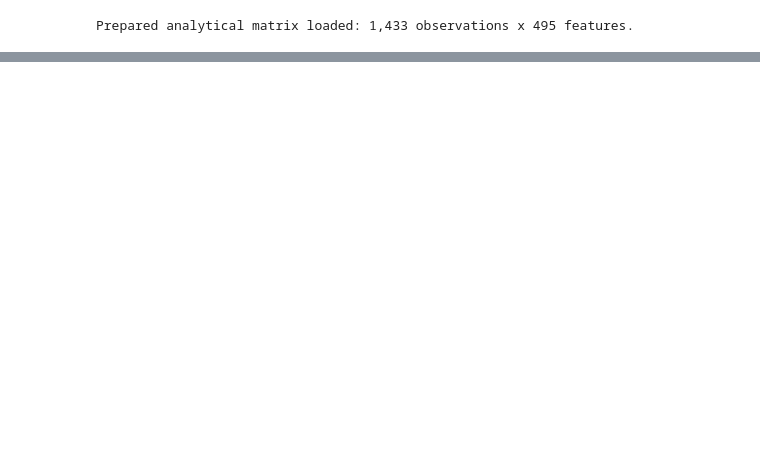
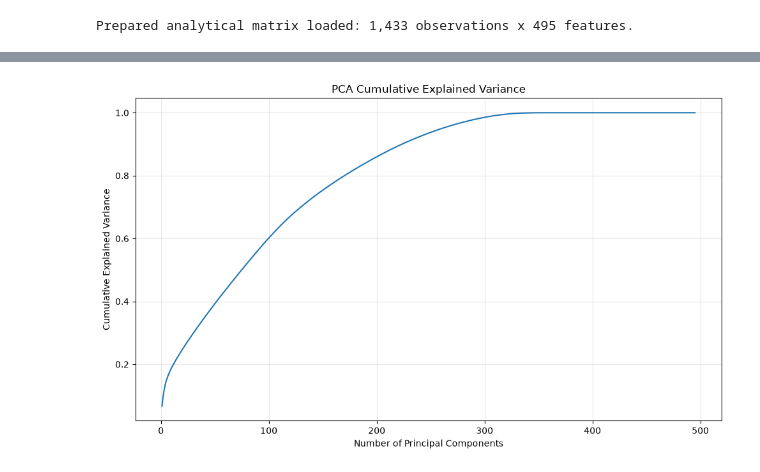
Before and after one commit to CyrilCele/mental-health-in-tech-ml, a Jupyter notebook: notebooks/03_dimensionality_reduction.ipynb, the cells around one changed output, grey strips where cells are left out. Drawn from its saved outputs; the diff is of its cells as text; code cells hidden in the pictures; blank space fills up the shorter version.

```diff
--- a/notebooks/03_dimensionality_reduction.ipynb
+++ b/notebooks/03_dimensionality_reduction.ipynb
@@ -210,12 +290,22 @@ survey representation.
 # %%
-pca_components = pd.DataFrame(
-    pca_full.components_,
-    columns=X_encoded.columns,
-    index=[
-        f"PC{i}"
-        for i in range(1, pca_full.n_components_ + 1)
-    ],
+# Visualize the cumulative variance retained retained as additional components are included.
+fig, ax = plt.subplots(figsize=(10, 6))
+
+sns.lineplot(
+    data=pca_variance,
+    x="component",
+    y="cumulative_explained_variance",
+    ax=ax,
 )
 
-pca_components.head()
+ax.set(
+    title="PCA Cumulative Explained Variance",
+    xlabel="Number of Principal Components",
+    ylabel="Cumulative Explained Variance",
+)
+
+ax.grid(alpha=0.3)
+
+plt.tight_layout()
+plt.show()
 # %% [output]
@@ -228 +312,2 @@ pca_components.head()
+[figure, added]
 # %%
```
Also changed, not shown: parts of 29 cells of this notebook.
